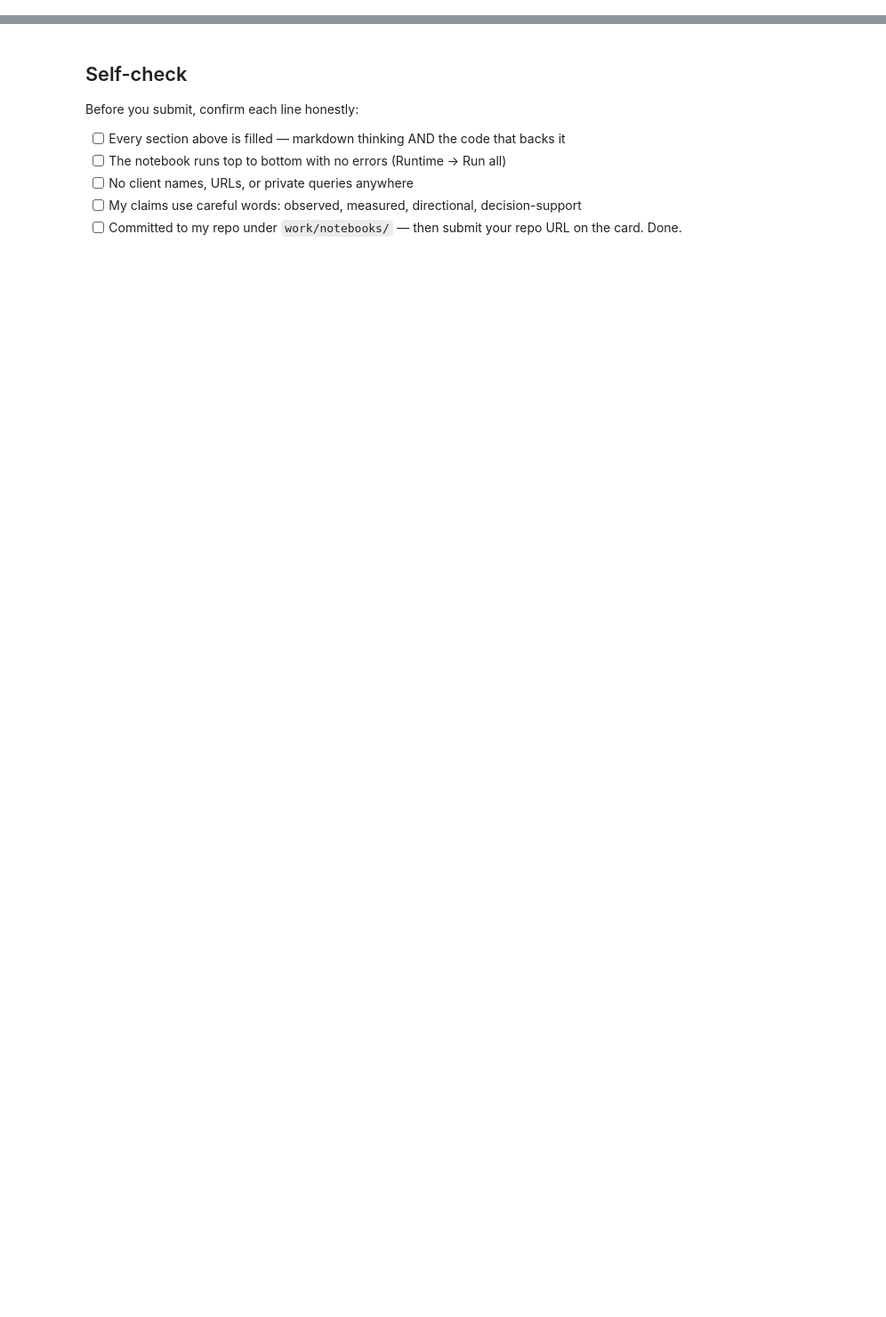
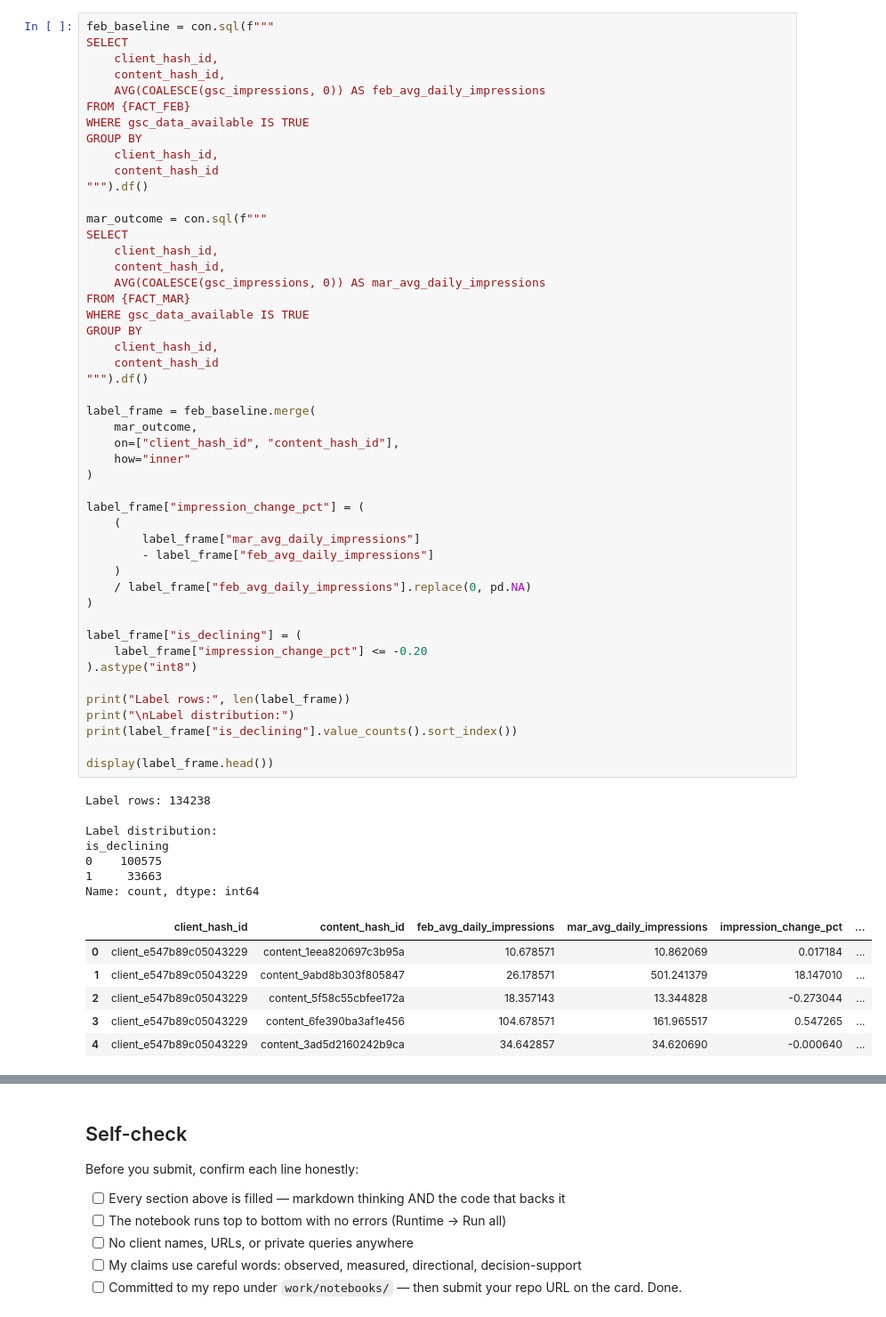
Before and after one commit to karthik-srivathsa-05/flyrank-ai, a Jupyter notebook: work/notebooks/w03_data_contract.ipynb, the cells around one changed output, grey strips where cells are left out. Shown at 89% size. Saved outputs shown, nothing was run; the diff lists cells and outputs as text; blank space fills up the shorter version.

```diff
--- a/work/notebooks/w03_data_contract.ipynb
+++ b/work/notebooks/w03_data_contract.ipynb
@@ -36,0 +269,62 @@ This skeleton is yours to fill. Work the sections **in order** — each one has
+# %%
+feb_baseline = con.sql(f"""
+SELECT
+    client_hash_id,
+    content_hash_id,
+    AVG(COALESCE(gsc_impressions, 0)) AS feb_avg_daily_impressions
+FROM {FACT_FEB}
+WHERE gsc_data_available IS TRUE
+GROUP BY
+    client_hash_id,
+    content_hash_id
+""").df()
+
+mar_outcome = con.sql(f"""
+SELECT
+    client_hash_id,
+    content_hash_id,
+    AVG(COALESCE(gsc_impressions, 0)) AS mar_avg_daily_impressions
+FROM {FACT_MAR}
+WHERE gsc_data_available IS TRUE
+GROUP BY
+    client_hash_id,
+    content_hash_id
+""").df()
+
+label_frame = feb_baseline.merge(
+    mar_outcome,
+    on=["client_hash_id", "content_hash_id"],
+    how="inner"
+)
+
+label_frame["impression_change_pct"] = (
+    (
+        label_frame["mar_avg_daily_impressions"]
+        - label_frame["feb_avg_daily_impressions"]
+    )
+    / label_frame["feb_avg_daily_impressions"].replace(0, pd.NA)
+)
+
+label_frame["is_declining"] = (
+    label_frame["impression_change_pct"] <= -0.20
+).astype("int8")
+
+print("Label rows:", len(label_frame))
+print("\nLabel distribution:")
+print(label_frame["is_declining"].value_counts().sort_index())
+
+display(label_frame.head())
+# %% [output]
+Label rows: 134238
+
+Label distribution:
+is_declining
+0    100575
+1     33663
+Name: count, dtype: int64
+|  | client_hash_id | content_hash_id | feb_avg_daily_impressions | mar_avg_daily_impressions | impression_change_pct | ... |
+| 0 | client_e547b89c05043229 | content_1eea820697c3b95a | 10.678571 | 10.862069 | 0.017184 | ... |
+| 1 | client_e547b89c05043229 | content_9abd8b303f805847 | 26.178571 | 501.241379 | 18.147010 | ... |
+| 2 | client_e547b89c05043229 | content_5f58c55cbfee172a | 18.357143 | 13.344828 | -0.273044 | ... |
+| 3 | client_e547b89c05043229 | content_6fe390ba3af1e456 | 104.678571 | 161.965517 | 0.547265 | ... |
+| 4 | client_e547b89c05043229 | content_3ad5d2160242b9ca | 34.642857 | 34.620690 | -0.000640 | ... |
```
Also changed, not shown: parts of 32 cells of this notebook.
